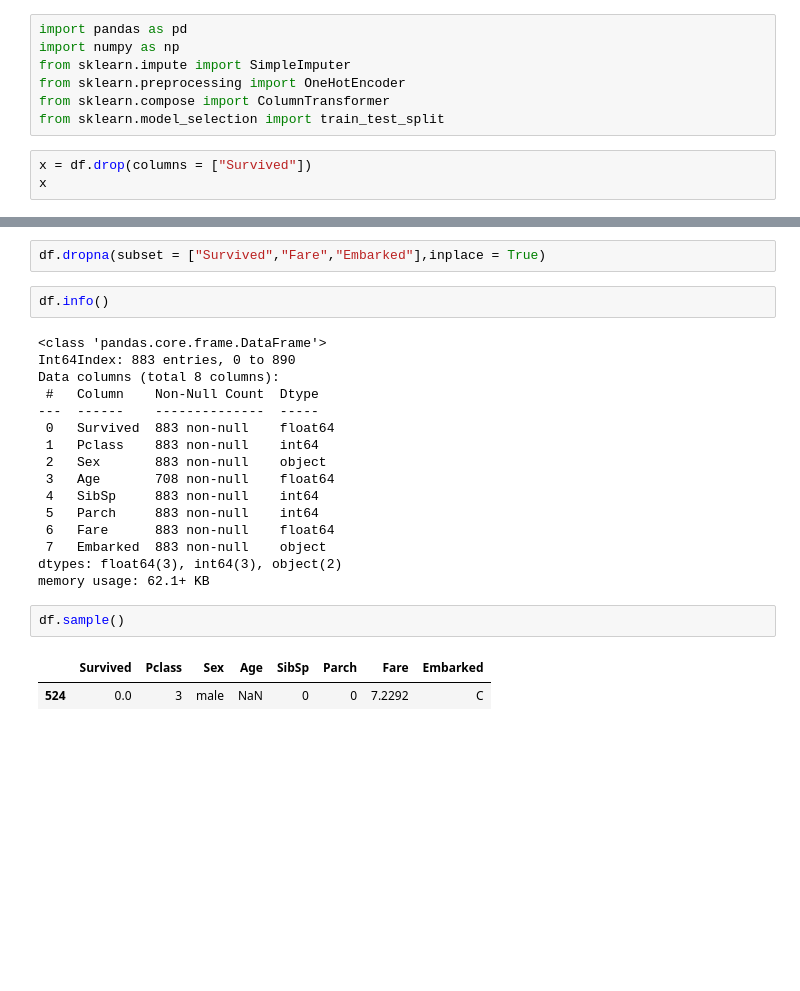
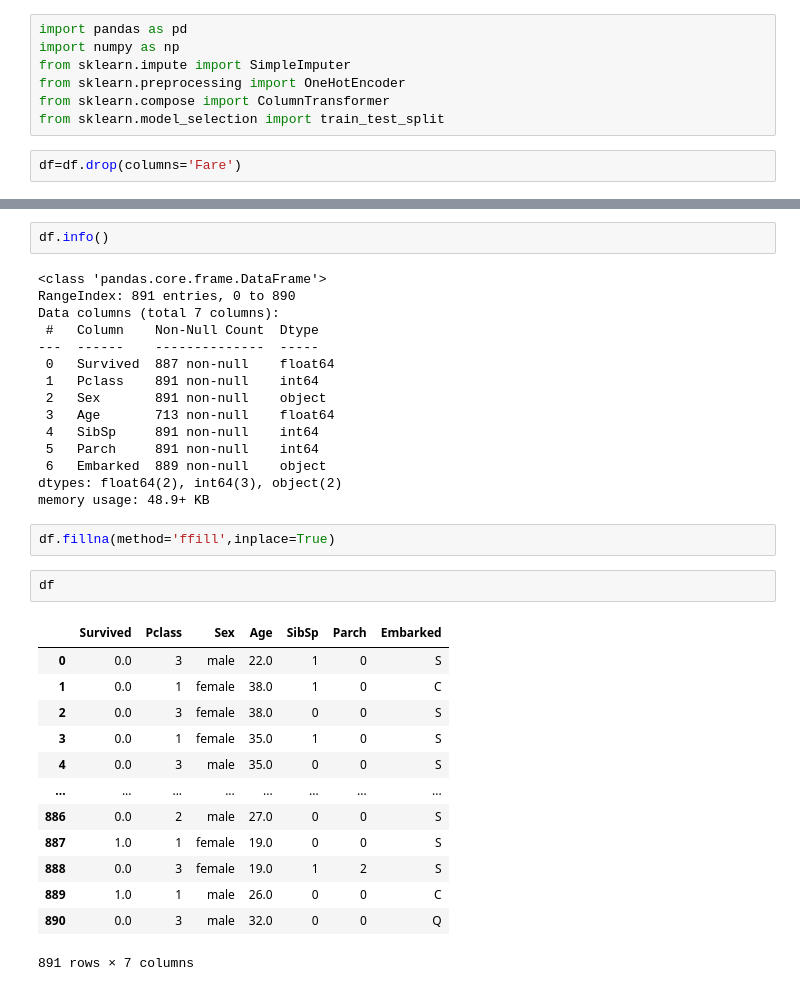
Before and after one commit to jahidalib/pydatabase, a Jupyter notebook: titanicdataset_analysis.ipynb, the cells around one changed output, grey strips where cells are left out. Drawn from its saved outputs; the diff is of its cells as text; blank space fills up the shorter version.

```diff
--- a/titanicdataset_analysis.ipynb
+++ b/titanicdataset_analysis.ipynb
@@ -75,5 +75,4 @@ from sklearn.preprocessing import OneHotEncoder
 from sklearn.compose import ColumnTransformer
 from sklearn.model_selection import train_test_split
 # %%
-x = df.drop(columns = ["Survived"])
-x
+df=df.drop(columns='Fare')
@@ -195,25 +95,35 @@ dtype: int64
-# %%
-df.dropna(subset = ["Survived","Fare","Embarked"],inplace = True)
 # %%
 df.info()
 # %% [output]
 <class 'pandas.core.frame.DataFrame'>
-Int64Index: 883 entries, 0 to 890
-Data columns (total 8 columns):
+RangeIndex: 891 entries, 0 to 890
+Data columns (total 7 columns):
  #   Column    Non-Null Count  Dtype
 ---  ------    --------------  -----
- 0   Survived  883 non-null    float64
- 1   Pclass    883 non-null    int64
- 2   Sex       883 non-null    object
- 3   Age       708 non-null    float64
- 4   SibSp     883 non-null    int64
- 5   Parch     883 non-null    int64
- 6   Fare      883 non-null    float64
- 7   Embarked  883 non-null    object
-dtypes: float64(3), int64(3), object(2)
-memory usage: 62.1+ KB
+ 0   Survived  887 non-null    float64
+ 1   Pclass    891 non-null    int64
+ 2   Sex       891 non-null    object
+ 3   Age       713 non-null    float64
+ 4   SibSp     891 non-null    int64
+ 5   Parch     891 non-null    int64
+ 6   Embarked  889 non-null    object
+dtypes: float64(2), int64(3), object(2)
+memory usage: 48.9+ KB
+# %%
+df.fillna(method='ffill',inplace=True)
 # %%
-df.sample()
+df
 # %% [output]
-|  | Survived | Pclass | Sex | Age | SibSp | Parch | Fare | Embarked |
-| 524 | 0.0 | 3 | male | NaN | 0 | 0 | 7.2292 | C |
+|  | Survived | Pclass | Sex | Age | SibSp | Parch | Embarked |
+| 0 | 0.0 | 3 | male | 22.0 | 1 | 0 | S |
+| 1 | 0.0 | 1 | female | 38.0 | 1 | 0 | C |
+| 2 | 0.0 | 3 | female | 38.0 | 0 | 0 | S |
+| 3 | 0.0 | 1 | female | 35.0 | 1 | 0 | S |
+| 4 | 0.0 | 3 | male | 35.0 | 0 | 0 | S |
+| ... | ... | ... | ... | ... | ... | ... | ... |
+| 886 | 0.0 | 2 | male | 27.0 | 0 | 0 | S |
+| 887 | 1.0 | 1 | female | 19.0 | 0 | 0 | S |
+| 888 | 0.0 | 3 | female | 19.0 | 1 | 2 | S |
+| 889 | 1.0 | 1 | male | 26.0 | 0 | 0 | C |
+| 890 | 0.0 | 3 | male | 32.0 | 0 | 0 | Q |
+891 rows × 7 columns
```
Also changed, not shown: parts of 37 cells of this notebook.
